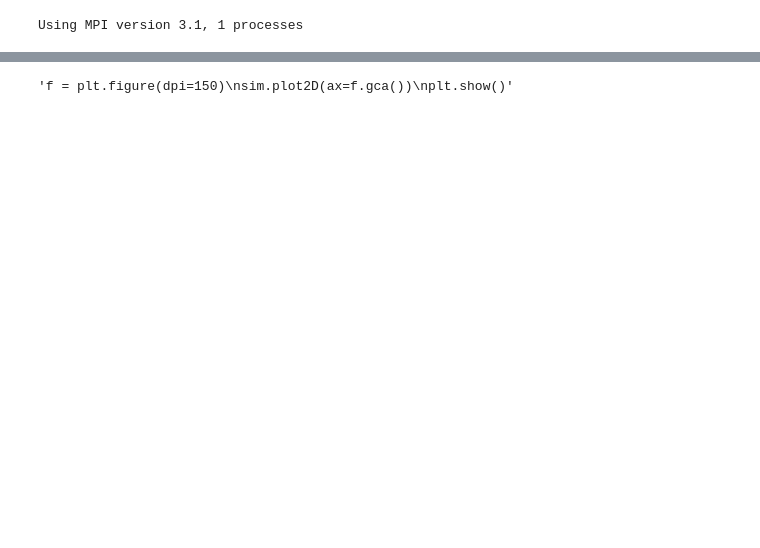
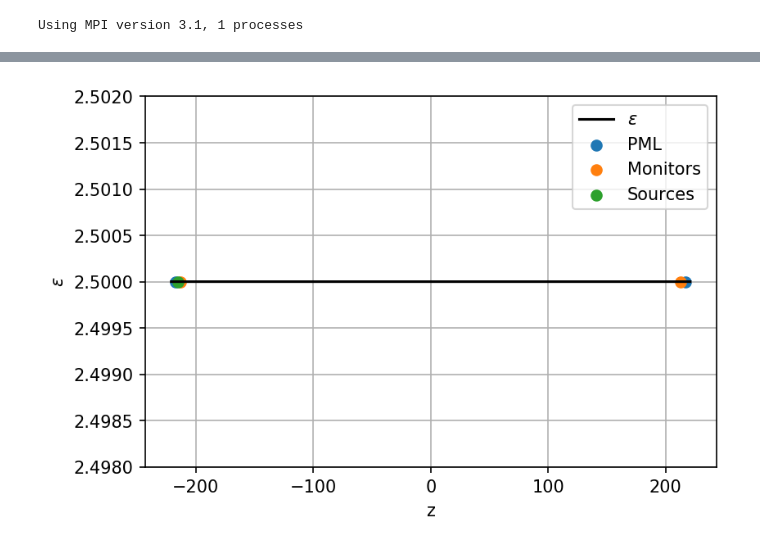
Before and after one commit to smartalecH/meep, a Jupyter notebook: python/examples/chirp.ipynb, the cells around one changed output, grey strips where cells are left out. Drawn from its saved outputs; the diff is of its cells as text; code cells hidden in the pictures; blank space fills up the shorter version.

```diff
--- a/python/examples/chirp.ipynb
+++ b/python/examples/chirp.ipynb
@@ -48,7 +38,7 @@ geometry += [mp.Block(center=mp.Vector3(0,0,0),size=mp.Vector3(mp.inf,W,mp.inf),
 # %%
 v0 = 0.15  # pulse center frequency
 a = 0.2*v0   # Gaussian envelope half-width
-b = -0.1  # linear chirp rate (positive: up-chirp, negative: down-chirp)
+b = 0.1  # linear chirp rate (positive: up-chirp, negative: down-chirp)
 t0 = 15   # peak time
 
 chirp = lambda t: np.exp(1j*2*np.pi*v0*(t-t0)) * np.exp(-a*(t-t0)**2+1j*b*(t-t0)**2)
@@ -57,28 +47,26 @@ kx = 0.4    # initial guess for wavevector in x-direction of eigenmode
 kpoint = mp.Vector3(kx)
 bnum = 1
 
-sources = [mp.EigenModeSource(src=mp.CustomSource(src_func=chirp,center_frequency=v0),
-                    center=mp.Vector3(-0.5*sx + dpml),
-                    size=mp.Vector3(y=sy-1),
-                    eig_kpoint=kpoint,
-                    eig_band=bnum,
-                    eig_parity=mp.EVEN_Y+mp.ODD_Z,
-                    eig_match_freq=True
+# mp.CustomSource(src_func=chirp,center_frequency=v0)
+src_pt = mp.Vector3(z=-0.5*sz + dpml + 2)
+sources = [mp.Source(src=mp.CustomSource(src_func=chirp,center_frequency=v0),
+                    center=src_pt,
+                    component=mp.Ex
                     )]
 # %%
-%%capture
 sim = mp.Simulation(cell_size=cell_size,
                     boundary_layers=pml_layers,
                     resolution=resolution,
                     sources=sources,
-                    geometry=geometry,
-                    eps_averaging=False,
-                    Courant=0.2)
+                    default_material=mp.Medium(epsilon=min_eps))
+
+nf = 1000
+df = 0.2*v0
 
 
-mon_pt_1 = mp.Vector3(-0.5*sx + dpml + 2)
-flux = sim.add_flux(v0,0,1,mp.FluxRegion(center=mon_pt_1,size=mp.Vector3(y=sy-1)))
+mon_pt_1 = mp.Vector3(z=-0.5*sz+dpml+4)
+flux_1 = sim.add_flux(v0,df,nf,mp.FluxRegion(center=mon_pt_1,size=mp.Vector3()))
 
-mon_pt_2 = mp.Vector3(0.5*sx - dpml - 2)
-flux = sim.add_flux(v0,0,1,mp.FluxRegion(center=mon_pt_2,size=mp.Vector3(y=sy-1)))
-#sim.init_sim()
+mon_pt_2 = mp.Vector3(z=0.5*sz-dpml-4)
+flux_2 = sim.add_flux(v0,df,nf,mp.FluxRegion(center=mon_pt_2,size=mp.Vector3()))
+sim.init_sim()
@@ -85,7 +81,15 @@ flux = sim.add_flux(v0,0,1,mp.FluxRegion(center=mon_pt_2,size=mp.Vector3(y=sy-1)
-# %%
-
-'''f = plt.figure(dpi=150)
-sim.plot2D(ax=f.gca())
-plt.show()'''
-# %% [output]
-'f = plt.figure(dpi=150)\nsim.plot2D(ax=f.gca())\nplt.show()'
+# %%
+eps_data = sim.get_array(center=mp.Vector3(), size=cell_size, component=mp.Dielectric)
+z = np.linspace(-sz/2,sz/2,eps_data.size)
+plt.figure(dpi=150)
+plt.plot(z,eps_data,'k',label='$\epsilon$')
+plt.scatter([-sz/2+dpml,sz/2-dpml],[min_eps,min_eps],label='PML')
+plt.scatter([mon_pt_1.z,mon_pt_2.z],[min_eps,min_eps],label='Monitors')
+plt.scatter([src_pt.z],[min_eps],label='Sources')
+plt.legend()
+plt.grid(True)
+plt.xlabel('z')
+plt.ylabel('$\epsilon$')
+plt.show()
+# %% [output]
+[figure, added]
```
Also changed, not shown: parts of 24 cells of this notebook, 2 other files.
